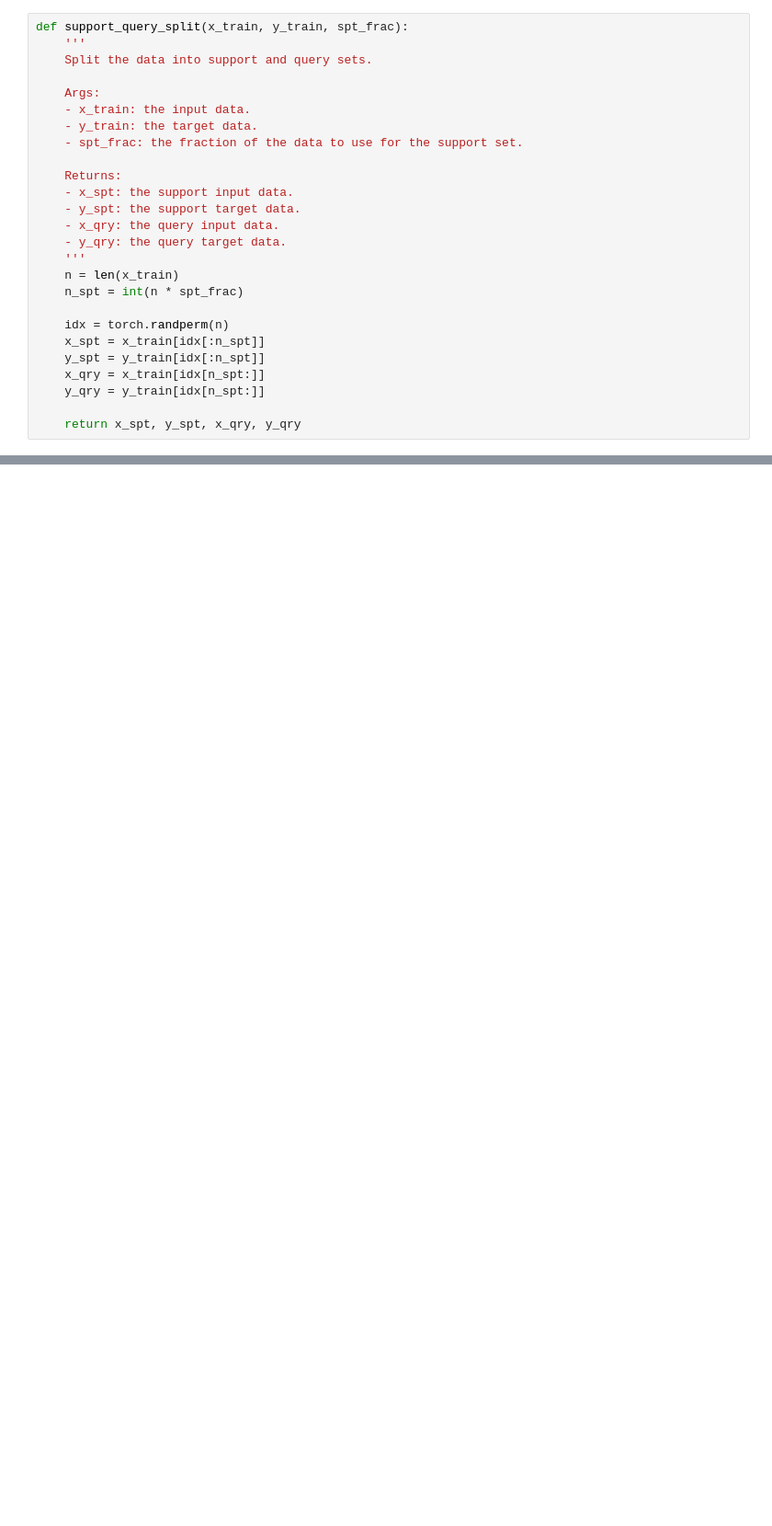
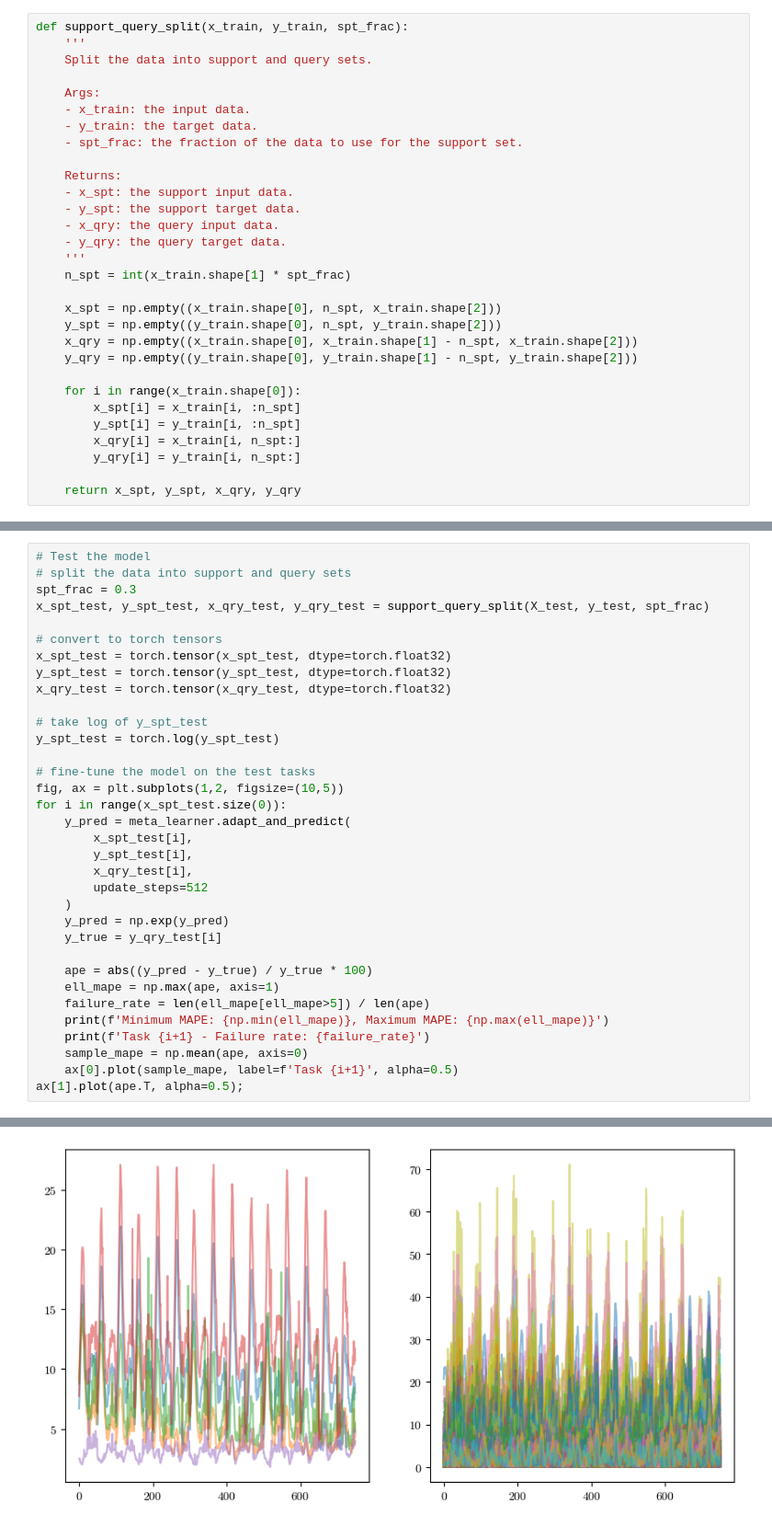
Before and after one commit to CMacM/CosyMAML, a Jupyter notebook: revenge_of_the_MAML.ipynb, the cells around one changed output, grey strips where cells are left out. Shown at 92% size. Drawn from its saved outputs; the diff is of its cells as text; blank space fills up the shorter version.

```diff
--- a/revenge_of_the_MAML.ipynb
+++ b/revenge_of_the_MAML.ipynb
@@ -44,13 +47,17 @@ def support_query_split(x_train, y_train, spt_frac):
     - x_qry: the query input data.
     - y_qry: the query target data.
     '''
-    n = len(x_train)
-    n_spt = int(n * spt_frac)
+    n_spt = int(x_train.shape[1] * spt_frac)
 
-    idx = torch.randperm(n)
-    x_spt = x_train[idx[:n_spt]]
-    y_spt = y_train[idx[:n_spt]]
-    x_qry = x_train[idx[n_spt:]]
-    y_qry = y_train[idx[n_spt:]]
+    x_spt = np.empty((x_train.shape[0], n_spt, x_train.shape[2]))
+    y_spt = np.empty((y_train.shape[0], n_spt, y_train.shape[2]))
+    x_qry = np.empty((x_train.shape[0], x_train.shape[1] - n_spt, x_train.shape[2]))
+    y_qry = np.empty((y_train.shape[0], y_train.shape[1] - n_spt, y_train.shape[2]))
+
+    for i in range(x_train.shape[0]):
+        x_spt[i] = x_train[i, :n_spt]
+        y_spt[i] = y_train[i, :n_spt]
+        x_qry[i] = x_train[i, n_spt:]
+        y_qry[i] = y_train[i, n_spt:]
 
     return x_spt, y_spt, x_qry, y_qry
@@ -56,0 +382,35 @@ def support_query_split(x_train, y_train, spt_frac):
+# %%
+# Test the model
+# split the data into support and query sets
+spt_frac = 0.3
+x_spt_test, y_spt_test, x_qry_test, y_qry_test = support_query_split(X_test, y_test, spt_frac)
+
+# convert to torch tensors
+x_spt_test = torch.tensor(x_spt_test, dtype=torch.float32)
+y_spt_test = torch.tensor(y_spt_test, dtype=torch.float32)
+x_qry_test = torch.tensor(x_qry_test, dtype=torch.float32)
+
+# take log of y_spt_test
+y_spt_test = torch.log(y_spt_test)
+
+# fine-tune the model on the test tasks
+fig, ax = plt.subplots(1,2, figsize=(10,5))
+for i in range(x_spt_test.size(0)):
+    y_pred = meta_learner.adapt_and_predict(
+        x_spt_test[i],
+        y_spt_test[i],
+        x_qry_test[i],
+        update_steps=512
+    )
+    y_pred = np.exp(y_pred)
+    y_true = y_qry_test[i]
+
+    ape = abs((y_pred - y_true) / y_true * 100)
+    ell_mape = np.max(ape, axis=1)
+    failure_rate = len(ell_mape[ell_mape>5]) / len(ape)
+    print(f'Minimum MAPE: {np.min(ell_mape)}, Maximum MAPE: {np.max(ell_mape)}')
+    print(f'Task {i+1} - Failure rate: {failure_rate}')
+    sample_mape = np.mean(ape, axis=0)
+    ax[0].plot(sample_mape, label=f'Task {i+1}', alpha=0.5)
+ax[1].plot(ape.T, alpha=0.5);
+# %% [output]
@@ -56,0 +427 @@ def support_query_split(x_train, y_train, spt_frac):
+[figure, added]
```
Also changed, not shown: parts of 6 cells of this notebook, 7 other files.
